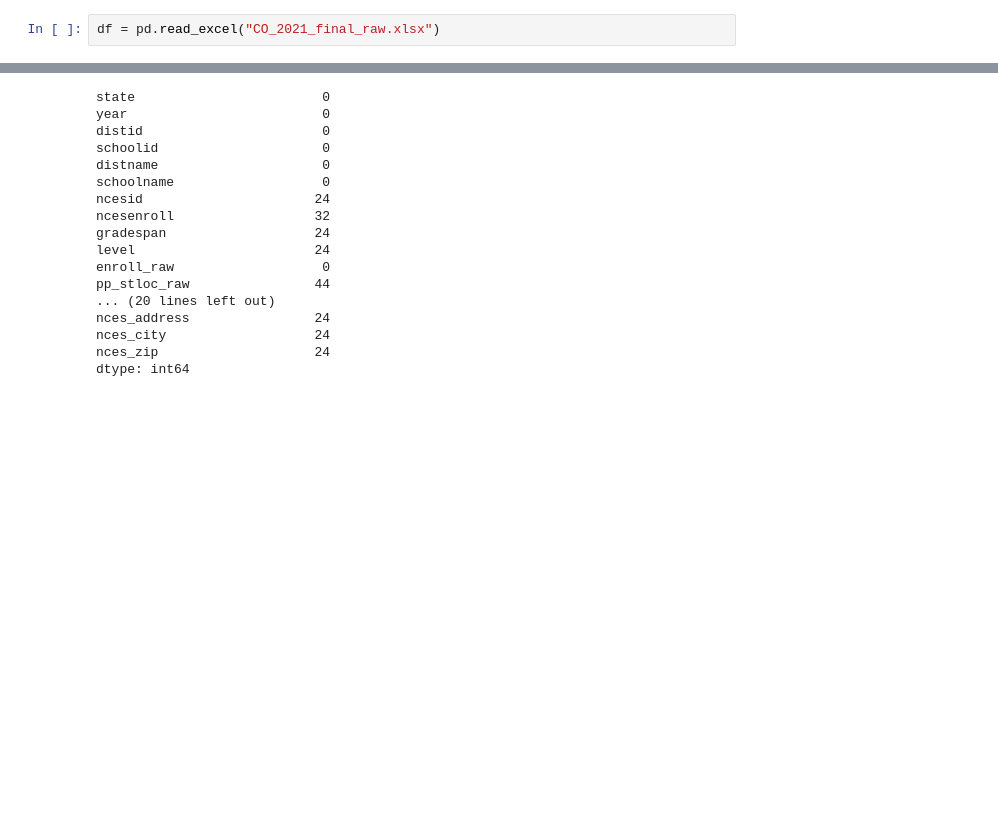
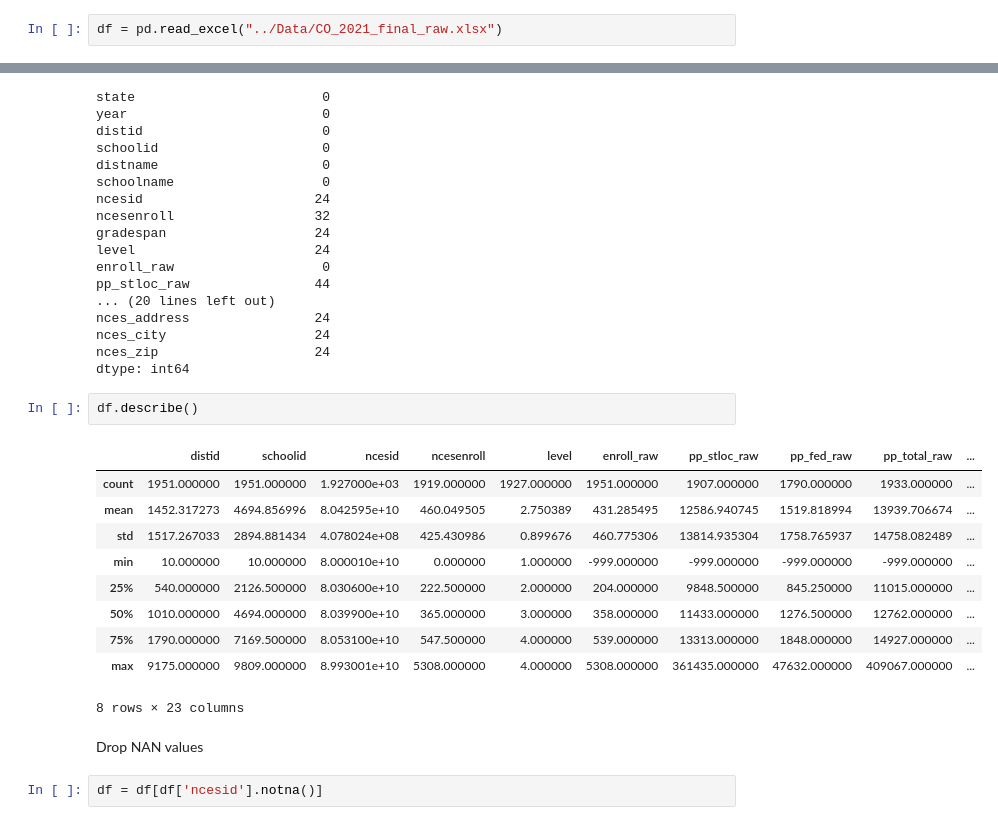
Before and after one commit to kefanyu/school_finance_research, a Jupyter notebook: Code/cleaning_EDA.ipynb, the cells around one changed output, grey strips where cells are left out. Drawn from its saved outputs; the diff is of its cells as text; blank space fills up the shorter version.

```diff
--- a/Code/cleaning_EDA.ipynb
+++ b/Code/cleaning_EDA.ipynb
@@ -2,7 +2,7 @@
 import pandas as pd
 import numpy as np
 # %%
-df = pd.read_excel("CO_2021_final_raw.xlsx")
+df = pd.read_excel("../Data/CO_2021_final_raw.xlsx")
 # %%
 df.head()
 # %% [output]
@@ -73,3 +73,20 @@ nces_address                24
 nces_city                   24
 nces_zip                    24
 dtype: int64
+# %%
+df.describe()
+# %% [output]
+|  | distid | schoolid | ncesid | ncesenroll | level | enroll_raw | pp_stloc_raw | pp_fed_raw | pp_total_raw | ... |
+| count | 1951.000000 | 1951.000000 | 1.927000e+03 | 1919.000000 | 1927.000000 | 1951.000000 | 1907.000000 | 1790.000000 | 1933.000000 | ... |
+| mean | 1452.317273 | 4694.856996 | 8.042595e+10 | 460.049505 | 2.750389 | 431.285495 | 12586.940745 | 1519.818994 | 13939.706674 | ... |
+| std | 1517.267033 | 2894.881434 | 4.078024e+08 | 425.430986 | 0.899676 | 460.775306 | 13814.935304 | 1758.765937 | 14758.082489 | ... |
+| min | 10.000000 | 10.000000 | 8.000010e+10 | 0.000000 | 1.000000 | -999.000000 | -999.000000 | -999.000000 | -999.000000 | ... |
+| 25% | 540.000000 | 2126.500000 | 8.030600e+10 | 222.500000 | 2.000000 | 204.000000 | 9848.500000 | 845.250000 | 11015.000000 | ... |
+| 50% | 1010.000000 | 4694.000000 | 8.039900e+10 | 365.000000 | 3.000000 | 358.000000 | 11433.000000 | 1276.500000 | 12762.000000 | ... |
+| 75% | 1790.000000 | 7169.500000 | 8.053100e+10 | 547.500000 | 4.000000 | 539.000000 | 13313.000000 | 1848.000000 | 14927.000000 | ... |
+| max | 9175.000000 | 9809.000000 | 8.993001e+10 | 5308.000000 | 4.000000 | 5308.000000 | 361435.000000 | 47632.000000 | 409067.000000 | ... |
+8 rows × 23 columns
+# %% [markdown]
+Drop NAN values
+# %%
+df = df[df['ncesid'].notna()]
```
Also changed, not shown: parts of 7 cells of this notebook.
